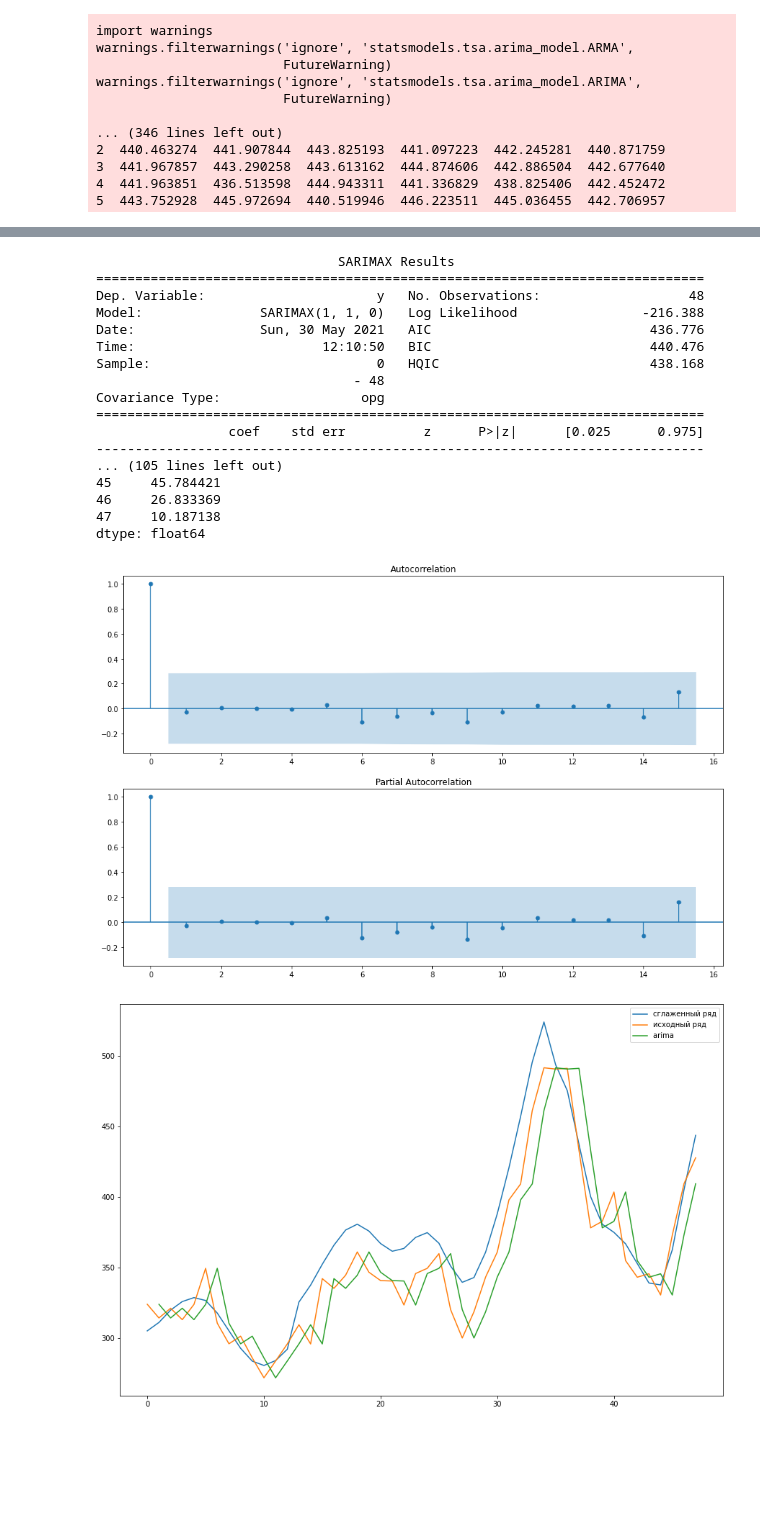
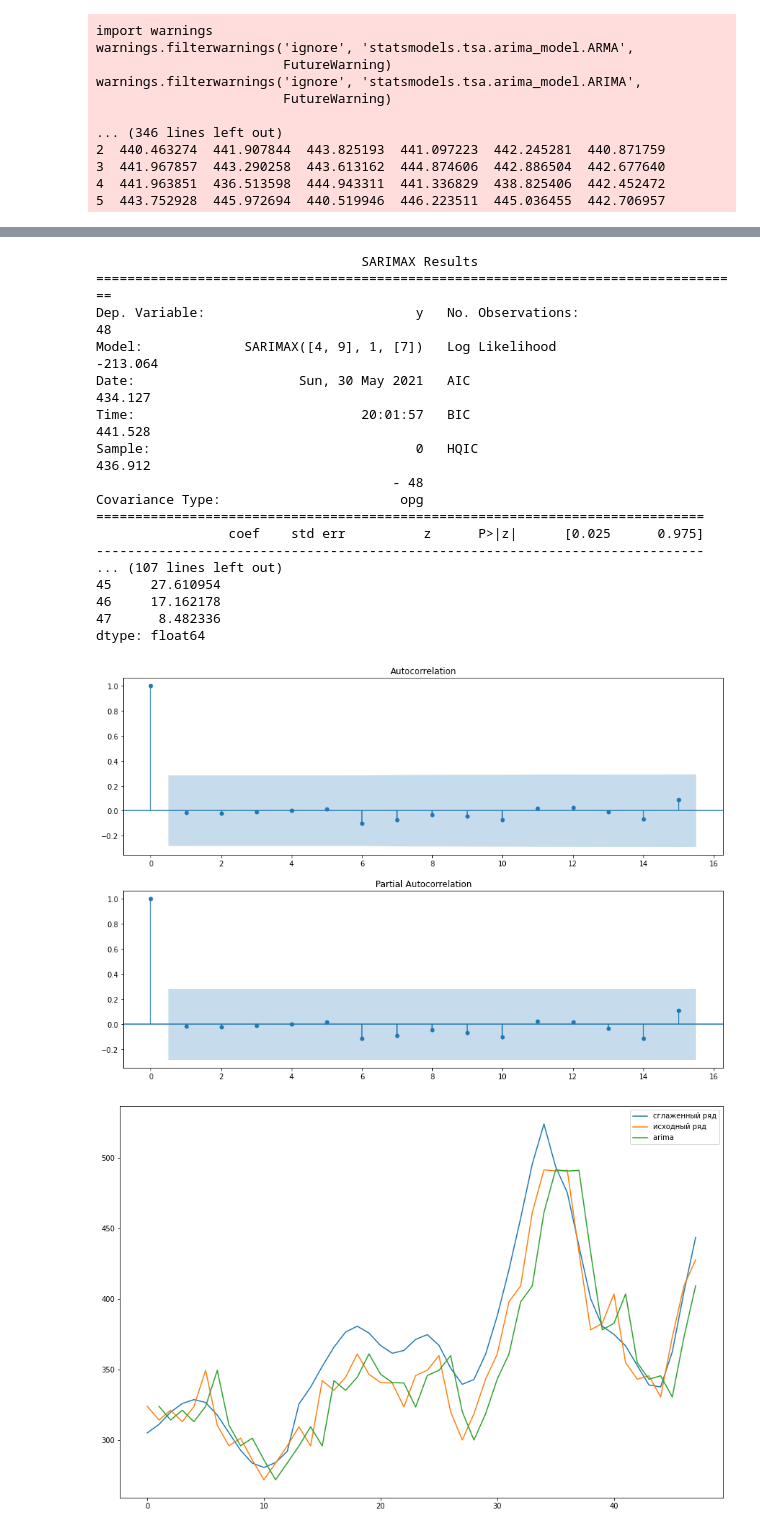
Before and after one commit to Dranikf/multivariate_statistical_analysis, a Jupyter notebook: ysrs2 ssa/main.ipynb, the cells around one changed output, grey strips where cells are left out. Saved outputs shown, nothing was run; the diff lists cells and outputs as text; code cells hidden in the pictures; blank space fills up the shorter version.

```diff
--- a/ysrs2 ssa/main.ipynb
+++ b/ysrs2 ssa/main.ipynb
@@ -114,38 +91,40 @@ print(test)
 # %%
 #model=sm.tsa.statespace.SARIMAX(data['y'], order=([1,2,5,6,7,8,9,10], 1, [1,2,4,5,6,7,8,9,10])).fit(disp=-1)
-model=sm.tsa.statespace.SARIMAX(data['y'], order=(1, 1, [])).fit(disp=-1)
+model=sm.tsa.statespace.SARIMAX(data['y'], order=([9,4], 1, [7])).fit(disp=-1)
 print(model.summary())
+
+data['pred'] = model.predict(start=0, end=48)
 
 fig = plt.figure(figsize = [15, 10])
 ax = plt.subplot('211')
 a = sm.graphics.tsa.plot_acf(model.resid, lags=15, ax = ax)
 
 ax = plt.subplot('212')
 a = sm.graphics.tsa.plot_pacf(model.resid, lags=15, ax = ax)
 
 
-data['pred'] = model.predict(start=1, end=47)
+
 print(data)
 print(model.resid)
 # %% [output]
-                               SARIMAX Results
-==============================================================================
-Dep. Variable:                      y   No. Observations:                   48
-Model:               SARIMAX(1, 1, 0)   Log Likelihood                -216.388
-Date:                Sun, 30 May 2021   AIC                            436.776
-Time:                        12:10:50   BIC                            440.476
-Sample:                             0   HQIC                           438.168
-                                 - 48
-Covariance Type:                  opg
+                                  SARIMAX Results
+===================================================================================
+Dep. Variable:                           y   No. Observations:                   48
+Model:             SARIMAX([4, 9], 1, [7])   Log Likelihood                -213.064
+Date:                     Sun, 30 May 2021   AIC                            434.127
+Time:                             20:01:57   BIC                            441.528
+Sample:                                  0   HQIC                           436.912
+                                      - 48
+Covariance Type:                       opg
 ==============================================================================
                  coef    std err          z      P>|z|      [0.025      0.975]
 ------------------------------------------------------------------------------
-... (105 lines left out)
-45     45.784421
-46     26.833369
-47     10.187138
+... (107 lines left out)
+45     27.610954
+46     17.162178
+47      8.482336
 dtype: float64
-[figure, old version]
+[figure, new version]
 # %%
 
 
```
Also changed, not shown: parts of 2 cells of this notebook, 7 other files.
